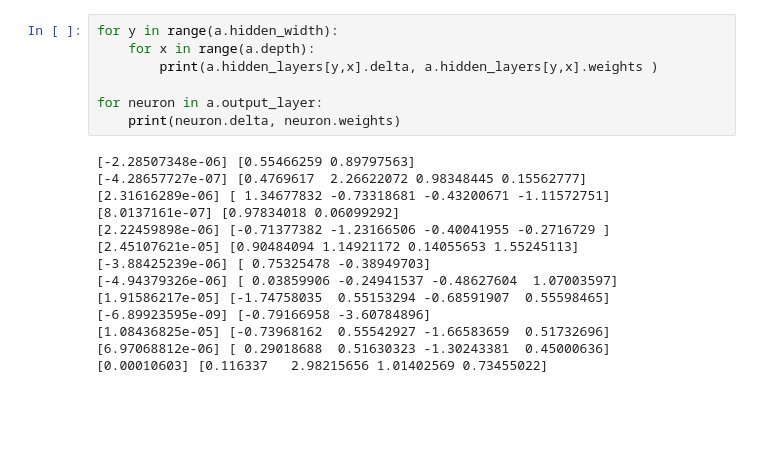
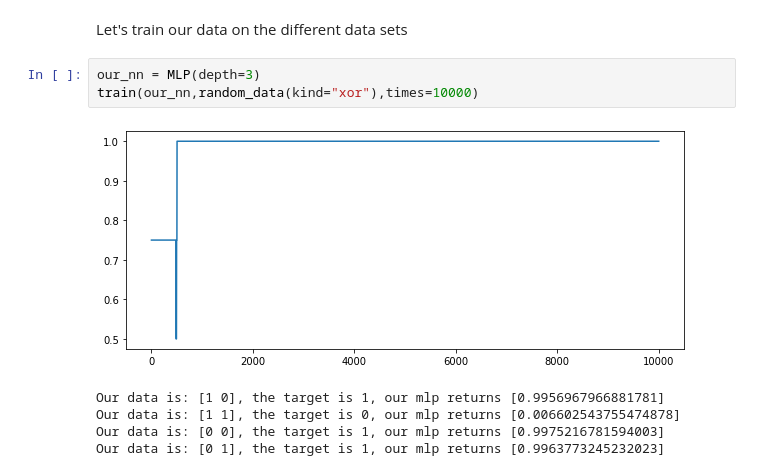
Before and after one commit to MockaWolke/iannwtf1, a Jupyter notebook: backprop_from_scratch/training.ipynb, the cells around one changed output. Saved outputs shown, nothing was run; the diff lists cells and outputs as text; blank space fills up the shorter version.

```diff
--- a/backprop_from_scratch/training.ipynb
+++ b/backprop_from_scratch/training.ipynb
@@ -59,21 +8,11 @@ plt.show()
-# %%
-for y in range(a.hidden_width):
-    for x in range(a.depth):
-        print(a.hidden_layers[y,x].delta, a.hidden_layers[y,x].weights )
-
-for neuron in a.output_layer:
-    print(neuron.delta, neuron.weights)
-# %% [output]
-[-2.28507348e-06] [0.55466259 0.89797563]
-[-4.28657727e-07] [0.4769617  2.26622072 0.98348445 0.15562777]
-[2.31616289e-06] [ 1.34677832 -0.73318681 -0.43200671 -1.11572751]
-[8.0137161e-07] [0.97834018 0.06099292]
-[2.22459898e-06] [-0.71377382 -1.23166506 -0.40041955 -0.2716729 ]
-[2.45107621e-05] [0.90484094 1.14921172 0.14055653 1.55245113]
-[-3.88425239e-06] [ 0.75325478 -0.38949703]
-[-4.94379326e-06] [ 0.03859906 -0.24941537 -0.48627604  1.07003597]
-[1.91586217e-05] [-1.74758035  0.55153294 -0.68591907  0.55598465]
-[-6.89923595e-09] [-0.79166958 -3.60784896]
-[1.08436825e-05] [-0.73968162  0.55542927 -1.66583659  0.51732696]
-[6.97068812e-06] [ 0.29018688  0.51630323 -1.30243381  0.45000636]
-[0.00010603] [0.116337   2.98215656 1.01402569 0.73455022]
+# %% [markdown]
+Let's train our data on the different data sets
+# %%
+our_nn = MLP(depth=3)
+train(our_nn,random_data(kind="xor"),times=10000)
+# %% [output]
+[figure, added]
+Our data is: [1 0], the target is 1, our mlp returns [0.9956967966881781]
+Our data is: [1 1], the target is 0, our mlp returns [0.006602543755474878]
+Our data is: [0 0], the target is 1, our mlp returns [0.9975216781594003]
+Our data is: [0 1], the target is 1, our mlp returns [0.9963773245232023]
```
Also changed, not shown: parts of 9 cells of this notebook, 3 other files.
